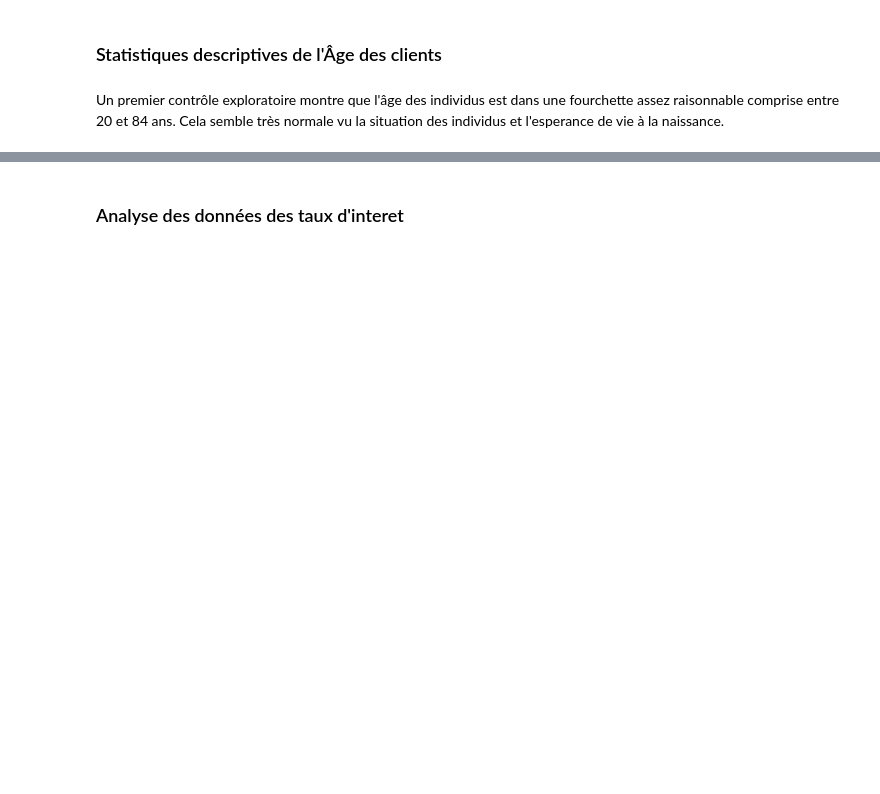
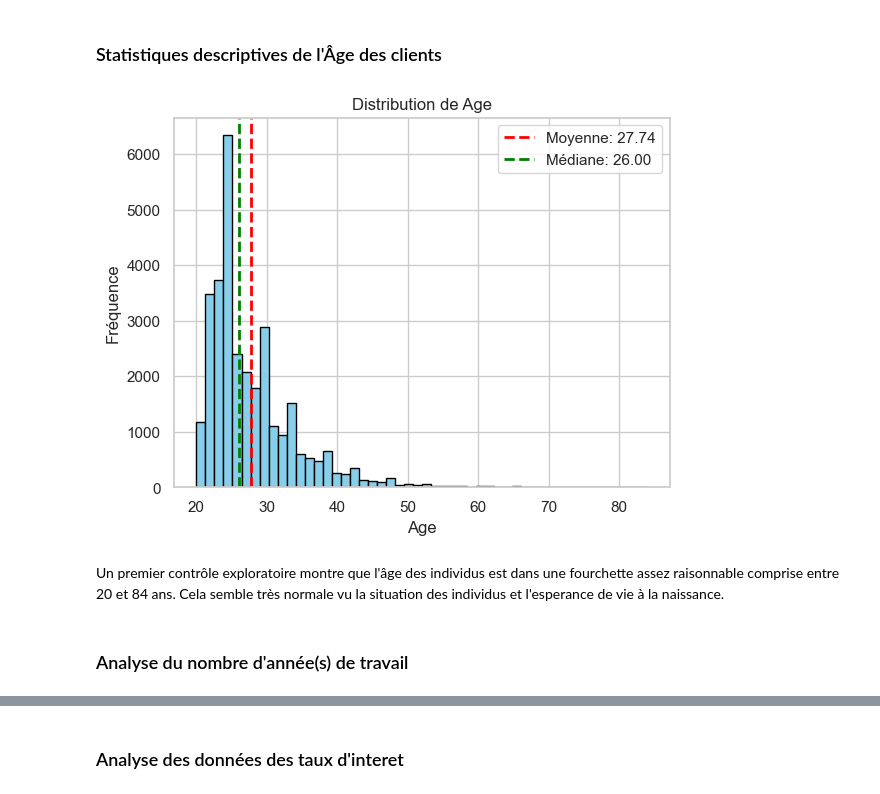
Before and after one commit to YATABARE-Cheikna-Amala/Projet-Final-Python_Pour_la_Data_Science, a Jupyter notebook: Projet_python_pour_la_data_science.ipynb, the cells around one changed output, grey strips where cells are left out. Cells and saved outputs as stored; diff of their text form; code cells hidden in the pictures; blank space fills up the shorter version.

```diff
--- a/Projet_python_pour_la_data_science.ipynb
+++ b/Projet_python_pour_la_data_science.ipynb
@@ -103,7 +161,13 @@ Name: count, dtype: int64
 # %% [markdown]
 ### Statistiques descriptives de l'Âge des clients
+# %%
+Statistique_Descriptives(data, "Age")
+# %% [output]
+[figure, added]
 # %% [markdown]
 Un premier contrôle exploratoire montre que l'âge des individus est dans une fourchette assez raisonnable comprise entre 20 et 84 ans. Cela semble très normale vu la situation des individus et l'esperance de vie à la naissance.
+# %% [markdown]
+### Analyse du nombre d'année(s) de travail
 # %%
 Statistique_Descriptives(data, "Employment Length (Years)")
 # %% [output]
```
Also changed, not shown: parts of 67 cells of this notebook.
